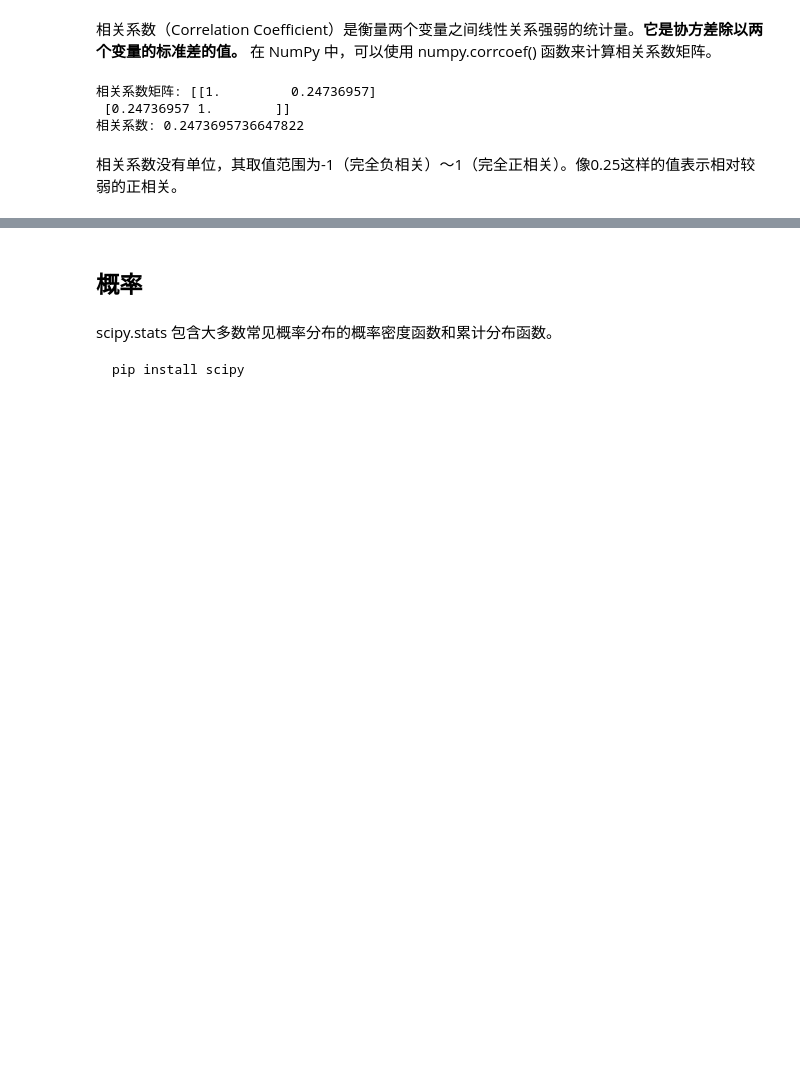
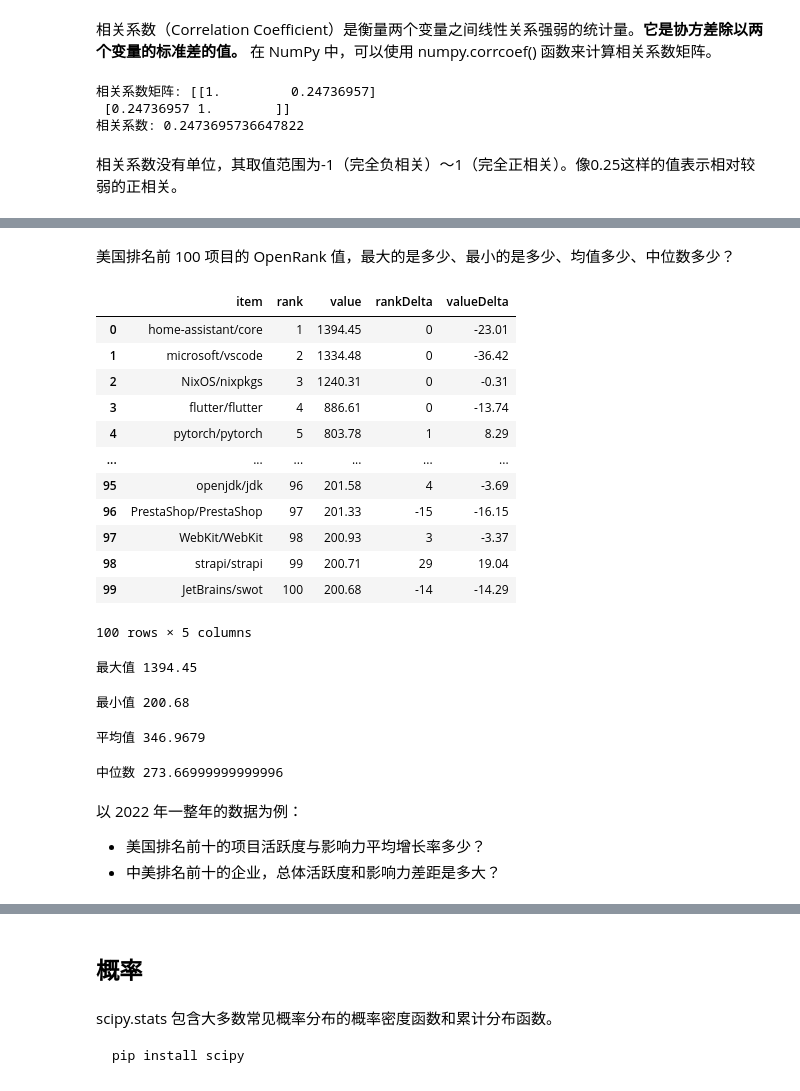
Before and after one commit to ECNU/Data-Thinking-and-Practice, a Jupyter notebook: Lab/Lab02/lab02.ipynb, the cells around one changed output, grey strips where cells are left out. Drawn from its saved outputs; the diff is of its cells as text; code cells hidden in the pictures; blank space fills up the shorter version.

```diff
--- a/Lab/Lab02/lab02.ipynb
+++ b/Lab/Lab02/lab02.ipynb
@@ -534,0 +569,54 @@ print(f"相关系数: {correlation_coefficient}")
+# %% [markdown]
+美国排名前 100 项目的 OpenRank 值，最大的是多少、最小的是多少、均值多少、中位数多少？
+# %%
+import pandas as pd
+
+df = pd.read_csv('./data/2023_6/open_rank_20236.csv')
+
+df
+# %% [output]
+|  | item | rank | value | rankDelta | valueDelta |
+| 0 | home-assistant/core | 1 | 1394.45 | 0 | -23.01 |
+| 1 | microsoft/vscode | 2 | 1334.48 | 0 | -36.42 |
+| 2 | NixOS/nixpkgs | 3 | 1240.31 | 0 | -0.31 |
+| 3 | flutter/flutter | 4 | 886.61 | 0 | -13.74 |
+| 4 | pytorch/pytorch | 5 | 803.78 | 1 | 8.29 |
+| ... | ... | ... | ... | ... | ... |
+| 95 | openjdk/jdk | 96 | 201.58 | 4 | -3.69 |
+| 96 | PrestaShop/PrestaShop | 97 | 201.33 | -15 | -16.15 |
+| 97 | WebKit/WebKit | 98 | 200.93 | 3 | -3.37 |
+| 98 | strapi/strapi | 99 | 200.71 | 29 | 19.04 |
+| 99 | JetBrains/swot | 100 | 200.68 | -14 | -14.29 |
+100 rows × 5 columns
+# %%
+# openrank 最大值
+max_openrank = df['value'].max()
+
+print('最大值', max_openrank)
+# %% [output]
+最大值 1394.45
+# %%
+# openrank 最小值
+min_openrank = df['value'].min()
+
+print('最小值', min_openrank)
+# %% [output]
+最小值 200.68
+# %%
+# openrank 平均值
+mean_openrank = df['value'].mean()
+
+print('平均值', mean_openrank)
+# %% [output]
+平均值 346.9679
+# %%
+# openrank 中位数
+median_openrank = df['value'].median()
+
+print('中位数', median_openrank)
+# %% [output]
+中位数 273.66999999999996
+# %% [markdown]
+以 2022 年一整年的数据为例：
+- 美国排名前十的项目活跃度与影响力平均增长率多少？
+- 中美排名前十的企业，总体活跃度和影响力差距是多大？
```
Also changed, not shown: parts of 17 cells of this notebook, 6 other files.
